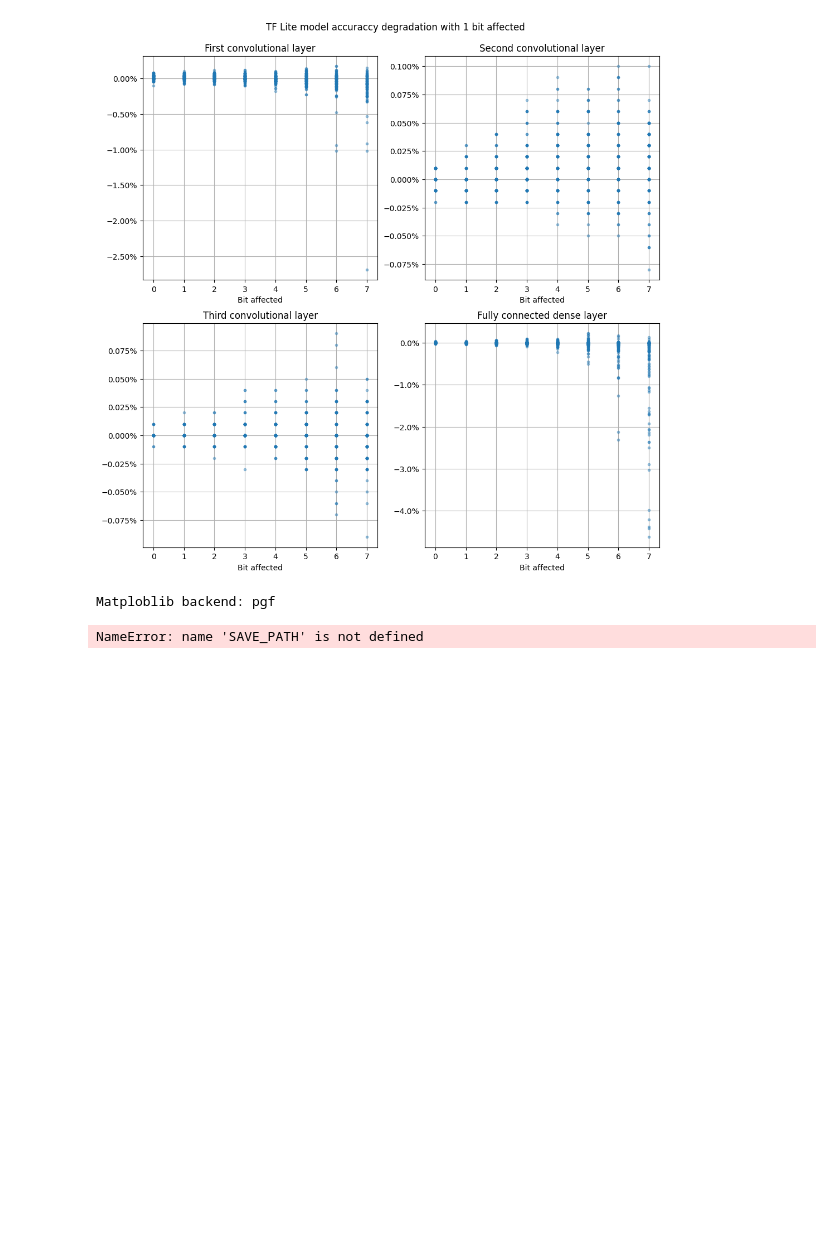
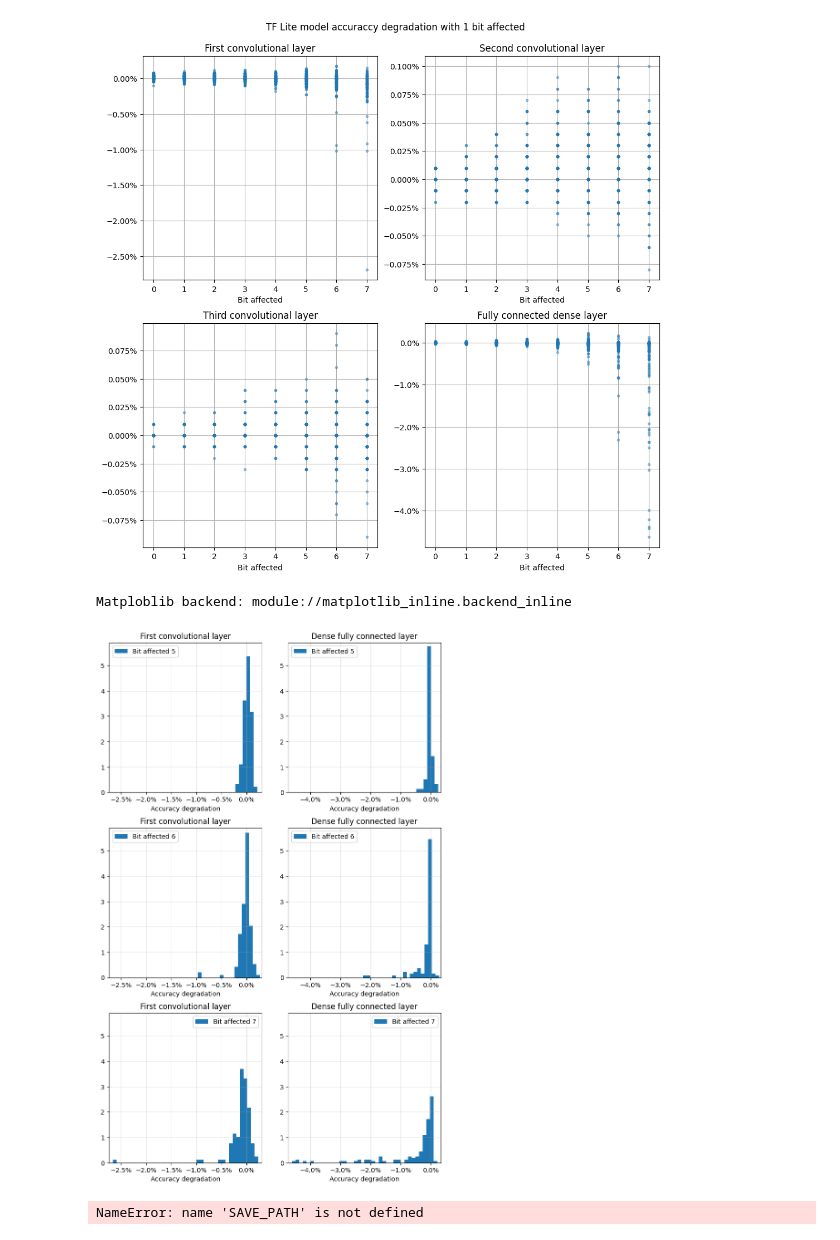
Before and after one commit to Rossbert/Master-Project-Quantization, a Jupyter notebook: QFlip_Plot.ipynb, the cells around one changed output. Drawn from its saved outputs; the diff is of its cells as text; code cells hidden in the pictures; blank space fills up the shorter version.

```diff
--- a/Quantization_Flip_Plot.ipynb
+++ b/QFlip_Plot.ipynb
@@ -91,12 +92,12 @@ Matploblib backend: pgf
 # %%
 # Loss for the Q Aware model
-ax : List[List[plt.Axes]]
 EXTENSION = 'pgf'
 [save_path, fig_size] = pyplot_backend_change(EXTENSION)
 print("Matploblib backend:", matplotlib.get_backend())
 SAVE_NAME = 'Q_Aware_loss.' + EXTENSION
 
 # Figure dpi = 100.0 default dots per inch, figsize is in inches
+ax : List[List[plt.Axes]]
 fig, ax = plt.subplots(2, 2, figsize = (fig_size, fig_size))
 fig.tight_layout(h_pad = 3.5, rect = [0, 0, 1, 1]) # w_pad for horizontal padding
 # fig.suptitle('Q Aware model loss with 1 bit affected')
@@ -107,7 +108,7 @@ decimals = [1, 1, 1, 0]
 
 for i in range(1, 4 + 1):
     condition = df['kernel_index'] == i - 1
-    ax[convert_position(i - 1)].plot(df.loc[condition]['bit_disrupted'], df.loc[condition]['q_aware_loss'], '.', alpha = 0.4, markersize = 3)
+    ax[convert_position(i - 1)].plot(df.loc[condition]['bit_disrupted'], df.loc[condition]['q_aware_loss'], '.', alpha = 0.4, markersize = 4)
     ax[convert_position(i - 1)].set_title(titles[i - 1])
     ax[convert_position(i - 1)].set_xlabel('Bit affected')
     ax[convert_position(i - 1)].xaxis.set_major_locator(ticker.MultipleLocator(1))
@@ -480,54 +482,56 @@ plt.show()
 plt.close()
 # %%
 # Accuracy degradation histogram for the Q Aware model
-ax : List[List[plt.Axes]]
-EXTENSION = 'pgf'
+EXTENSION = 'png'
 [save_path, fig_size] = pyplot_backend_change(EXTENSION)
 print("Matploblib backend:", matplotlib.get_backend())
 SAVE_NAME = 'Q_Aware_accuracy_degradation_histogram.' + EXTENSION
 
-bit_range = range(5, 8)
+# Data Ranges
+bits_range = range(5, 8)
 layers_list = [0, 3]
 titles_list = ['First convolutional layer', 'Dense fully connected layer']
+
 # Figure dpi = 100.0 default dots per inch, figsize is in inches
-fig, ax = plt.subplots(len(bit_range), len(layers_list), figsize = (fig_size, 3/2*fig_size))
+ax : List[List[plt.Axes]]
+fig, ax = plt.subplots(len(bits_range), len(layers_list), figsize = (fig_size, 3/2*fig_size))
 fig.tight_layout(h_pad = 3.5, rect=[0, 0, 1, 1]) # w_pad for horizontal padding
 # fig.suptitle('Q Aware accuracy degradation histogram shared axis with 1 bit affected')
 
 list_xmax = []
 list_xmin = []
 list_ymax = []
 for column, layer in enumerate(layers_list):
-    condition = (df['kernel_index'] == layer) & (df['bit_disrupted'].isin(bit_range))
+    condition = (df['kernel_index'] == layer) & (df['bit_disrupted'].isin(bits_range))
     list_xmax.append(df.loc[condition]['q_aware_acc_degradation'].max())
     list_xmin.append(df.loc[condition]['q_aware_acc_degradation'].min())
 
 bin_grid_number = 40
-for row, bit in enumerate(bit_range):
+for row, bit in enumerate(bits_range):
     for column, layer in enumerate(layers_list):
         ax[row,column].xaxis.set_major_formatter(ticker.PercentFormatter(decimals = 1))
         condition = (df['kernel_index'].notna()) & (df['kernel_index'] == layer) & (df['bit_disrupted'] == bit)
         data = df.loc[condition]['q_aware_acc_degradation']*100
         binwidth = (list_xmax[column] - list_xmin[column])*100/bin_grid_number
         [values, bins, patches] = ax[row,column].hist(data, bins = np.arange(min(data), max(data) + binwidth, binwidth), density = True)
         list_ymax.append(values.max())
         ax[row,column].set_xlabel('Accuracy degradation')
         ax[row,column].grid()
         ax[row,column].grid(which = 'major', linestyle = '-', alpha = 0.50, linewidth = 0.5)
         ax[row,column].legend(['Bit affected ' + str(bit)])
         ax[row,column].set_title(titles_list[column])
         ax[row,column].set_xlim([list_xmin[column]*100 - binwidth, list_xmax[column]*100 + binwidth])
 
-for row, bit in enumerate(bit_range):
+for row, bit in enumerate(bits_range):
     for column, layer in enumerate(layers_list):
         ax[row,column].set_ylim([0, 1.025*np.max(list_ymax)])
-
 
 plt.savefig(save_path + SAVE_NAME, bbox_inches = 'tight')
 plt.show()
 plt.close()
 # %% [output]
-Matploblib backend: pgf
+Matploblib backend: module://matplotlib_inline.backend_inline
+[figure, added]
 # %%
 ax : List[List[plt.Axes]]
 N_BITS = 8
```
Also changed, not shown: parts of 2 cells of this notebook, 30 other files.
